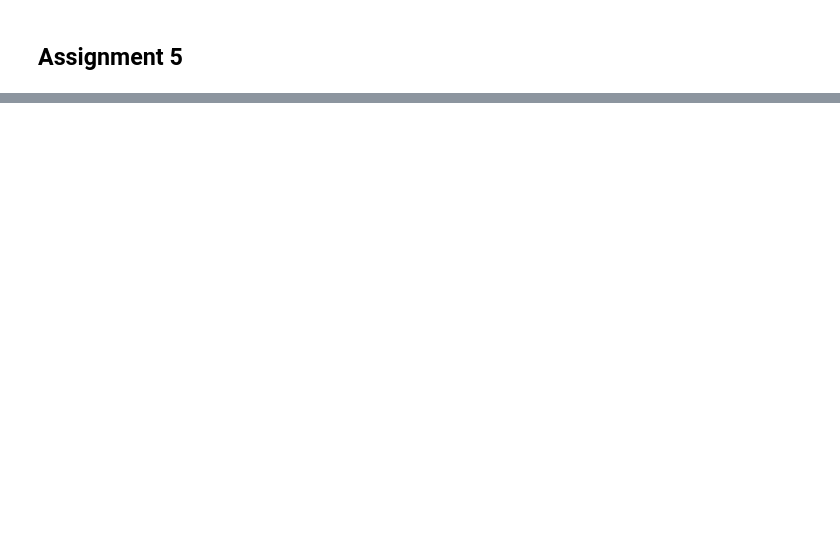
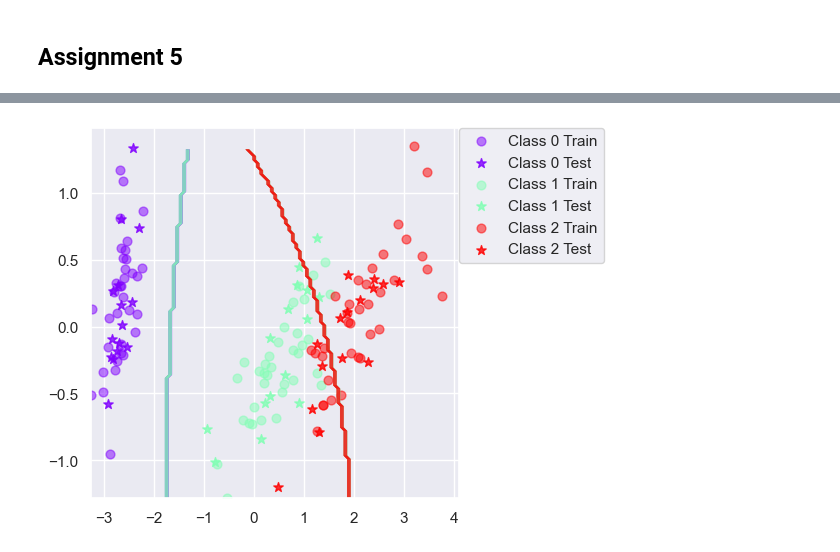
Before and after one commit to david-bazalduaa/Lab-3-Bayes-Classifier, a Jupyter notebook: Assignment 3.ipynb, the cells around one changed output, grey strips where cells are left out. Cells and saved outputs as stored; diff of their text form; code cells hidden in the pictures; blank space fills up the shorter version.

```diff
--- a/Assignment 3.ipynb
+++ b/Assignment 3.ipynb
@@ -261,10 +259,10 @@ def trainBoost(base_classifier, X, labels, T=10):
 
         # compute the weighted error rate of this classifier
         incorrect = (vote != labels.reshape(-1,1)).astype(float)
-        err = np.sum(wCur * (1-incorrect))
+        err = np.sum(wCur * (incorrect))
 
         # calculate alpha
-        alpha=0.5*np.log((1-err)/err)
+        alpha=0.5*(np.log((1-err)-np.log(err)))
         alphas.append(alpha)
 
         #update weights
@@ -285,11 +283,28 @@ def classifyBoost(X, classifiers, alphas, Nclasses):
     else:
         votes = np.zeros((Npts,Nclasses))
 
-        # TODO: implement classificiation when we have trained several classifiers!
-        # here we can do it by filling in the votes vector with weighted votes
-        # ==========================
-
-        # ==========================
+        # accumulate the votes from each classifier
+        for t in range(Ncomps):
+            vote = classifiers[t].classify(X).reshape(-1)
+            for k in range(Nclasses):
+                votes[:,k] += alphas[t] * (vote == k).astype(float)
 
         # one way to compute yPred after accumulating the votes
         return np.argmax(votes,axis=1)
+# %%
+# NOTE: no need to touch this
+class BoostClassifier(object):
+    def __init__(self, base_classifier, T=10):
+        self.base_classifier = base_classifier
+        self.T = T
+        self.trained = False
+
+    def trainClassifier(self, X, labels):
+        rtn = BoostClassifier(self.base_classifier, self.T)
+        rtn.nbr_classes = np.size(np.unique(labels))
+        rtn.classifiers, rtn.alphas = trainBoost(self.base_classifier, X, labels, self.T)
+        rtn.trained = True
+        return rtn
+
+    def classify(self, X):
+        return classifyBoost(X, self.classifiers, self.alphas, self.nbr_classes)
@@ -295,0 +339,5 @@ def classifyBoost(X, classifiers, alphas, Nclasses):
+# %%
+%matplotlib inline
+plotBoundary(BoostClassifier(BayesClassifier()), dataset='iris',split=0.7)
+# %% [output]
+[figure, added]
```
Also changed, not shown: parts of 4 cells of this notebook.
